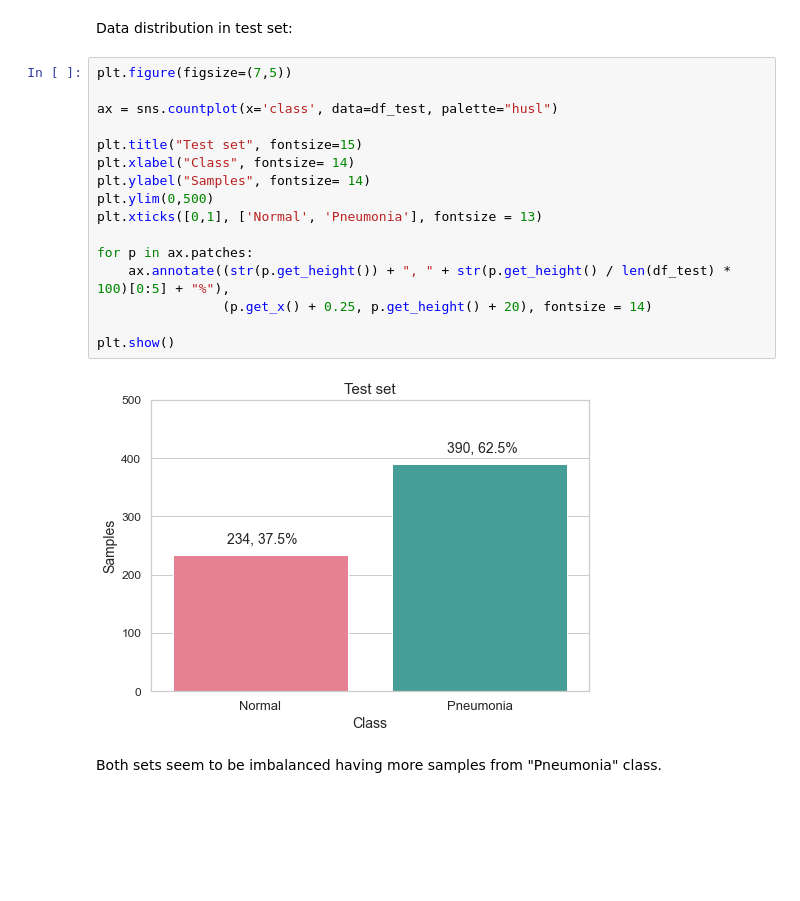
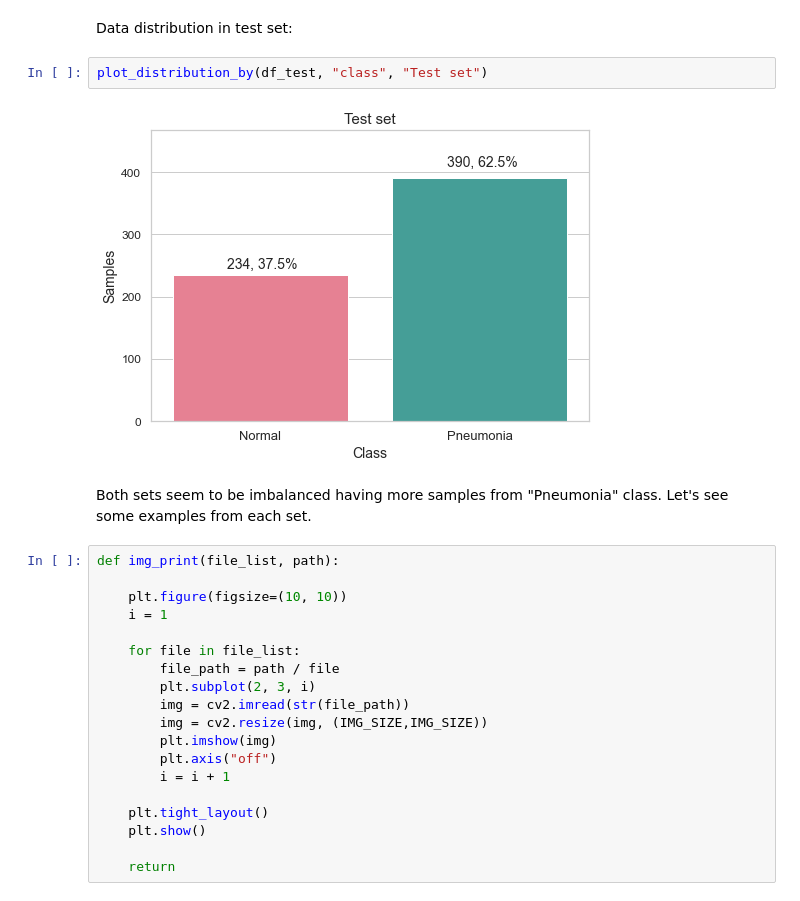
Before and after one commit to P-Pikula/Chest-X-Rays-Analysis, a Jupyter notebook: Chest-X-Rays-Analysis.ipynb, the cells around one changed output. Saved outputs shown, nothing was run; the diff lists cells and outputs as text; blank space fills up the shorter version.

```diff
--- a/Chest-X-Rays-Analysis.ipynb
+++ b/Chest-X-Rays-Analysis.ipynb
@@ -125,22 +142,27 @@ plt.show()
 # %% [markdown]
 Data distribution in test set:
-# %%
-plt.figure(figsize=(7,5))
-
-ax = sns.countplot(x='class', data=df_test, palette="husl")
-
-plt.title("Test set", fontsize=15)
-plt.xlabel("Class", fontsize= 14)
-plt.ylabel("Samples", fontsize= 14)
-plt.ylim(0,500)
-plt.xticks([0,1], ['Normal', 'Pneumonia'], fontsize = 13)
-
-for p in ax.patches:
-    ax.annotate((str(p.get_height()) + ", " + str(p.get_height() / len(df_test) * 100)[0:5] + "%"),
-                (p.get_x() + 0.25, p.get_height() + 20), fontsize = 14)
-
-plt.show()
-# %% [output]
-[figure, removed]
+# %%
+plot_distribution_by(df_test, "class", "Test set")
+# %% [output]
+[figure, added]
 # %% [markdown]
-Both sets seem to be imbalanced having more samples from "Pneumonia" class.
+Both sets seem to be imbalanced having more samples from "Pneumonia" class. Let's see some examples from each set.
+# %%
+def img_print(file_list, path):
+
+    plt.figure(figsize=(10, 10))
+    i = 1
+
+    for file in file_list:
+        file_path = path / file
+        plt.subplot(2, 3, i)
+        img = cv2.imread(str(file_path))
+        img = cv2.resize(img, (IMG_SIZE,IMG_SIZE))
+        plt.imshow(img)
+        plt.axis("off")
+        i = i + 1
+
+    plt.tight_layout()
+    plt.show()
+
+    return
```
Also changed, not shown: parts of 16 cells of this notebook, 3 other files.
